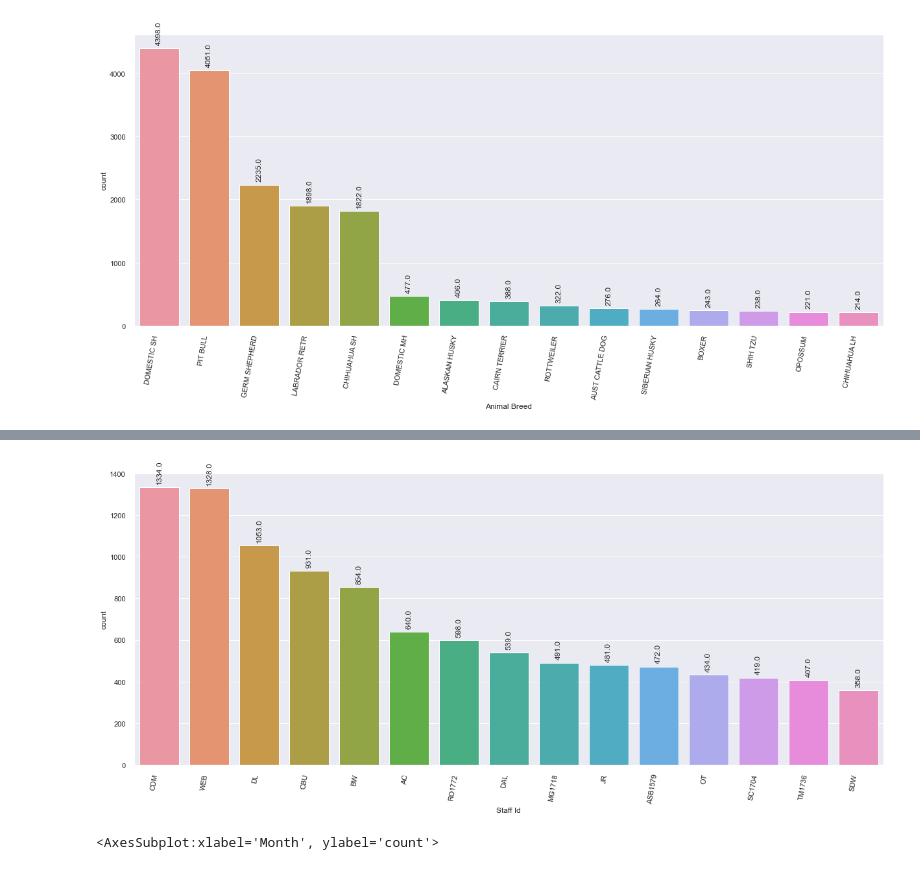
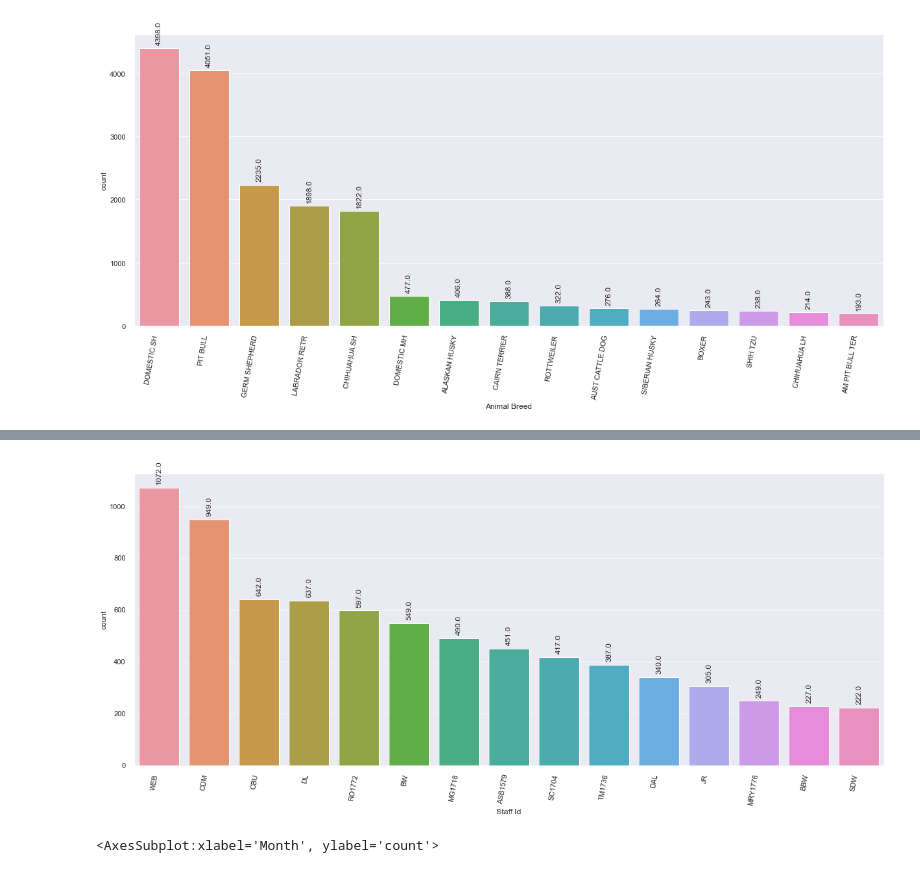
Before and after one commit to hamiltonchangcodes/Intelisentproject, a Jupyter notebook: Intelisent_project.ipynb, the cells around one changed output, grey strips where cells are left out. Cells and saved outputs as stored; diff of their text form; code cells hidden in the pictures.

```diff
--- a/Intelisent_project.ipynb
+++ b/Intelisent_project.ipynb
@@ -203,3 +214,5 @@ Name: Year, dtype: int64
 df = df.drop(columns = ['Tag Type'])
 # %%
 df = df.drop(columns = ['Year'])
+# %%
+df = df.loc[df['Animal Type'].isin(['DOG', 'CAT'])]
@@ -205,0 +228,2 @@ df = df.drop(columns = ['Year'])
+# %%
+de = df[~df['Council District'].isin(['AS', 0])]
@@ -222,9 +270,9 @@ sns.countplot(df['Council District'])
 # %%
-ax = sns.countplot(df['Staff Id'], order=df['Staff Id'].value_counts().iloc[:15].index)
+ax = sns.countplot(de['Staff Id'], order=de['Staff Id'].value_counts().iloc[:15].index)
 ax.set_xticklabels(ax.get_xticklabels(), rotation=80, ha="right")
 add_value_labels(ax, rot=90)
 # %% [output]
-[figure, old version]
+[figure, new version]
 # %%
 sns.countplot(df['Month'])
 # %% [output]
```
Also changed, not shown: parts of 78 cells of this notebook, 5 other files.
